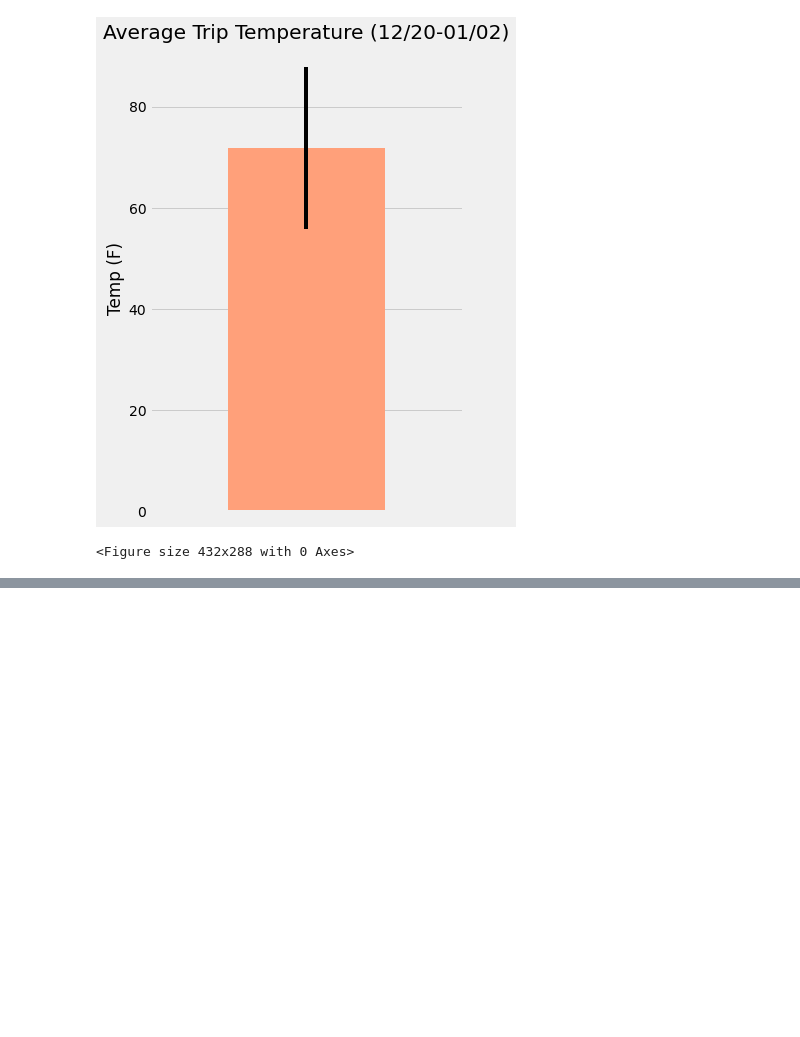
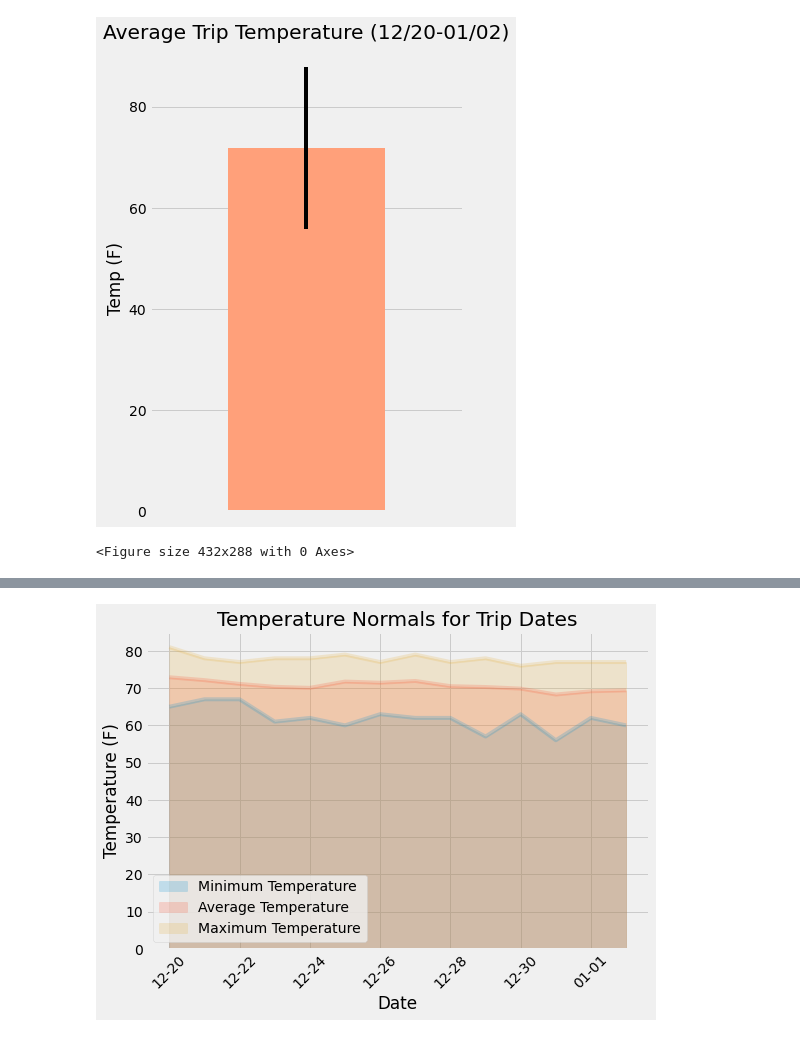
Before and after one commit to MThorpester/sqlalchemy-challenge, a Jupyter notebook: climate_analysis.ipynb, the cells around one changed output, grey strips where cells are left out. Cells and saved outputs as stored; diff of their text form; code cells hidden in the pictures; blank space fills up the shorter version.

```diff
--- a/climate_analysis.ipynb
+++ b/climate_analysis.ipynb
@@ -320,3 +374,16 @@ ax.figure.savefig('Average_Trip_temperature.png', bbox_inches='tight')
 # %%
 # Calculate the total amount of rainfall per weather station for your trip dates using the previous year's matching dates.
 # Sort this in descending order by precipitation amount and list the station, name, latitude, longitude, and elevation
+sel = [Measurement.station,
+       func.sum(Measurement.prcp),
+       Station.name,
+       Station.latitude,
+       Station.longitude,
+       Station.elevation
+      ]
+station_totals = session.query(*sel).\
+        filter(Measurement.station == Station.station, func.strftime(Measurement.date) >= start_date, func.strftime(Measurement.date) <= end_date).\
+        group_by(Measurement.station).\
+        order_by(func.sum(Measurement.prcp).desc()).all()
+
+station_totals
@@ -353,2 +437,23 @@ daily_normals("01-01")
+# %%
+# Use the start and end date to create a range of dates
+form_start = dt.datetime.strptime(start_date,'%Y-%m-%d')
+form_end = dt.datetime.strptime(end_date,'%Y-%m-%d')
+trip_length = form_end - form_start
+
+# Strip off the year and build a list of %m-%d stringsfor each date
+normal_dates = []
+for i in range(trip_length.days + 1):
+    current_day = form_start + dt.timedelta(days=i)
+    month_day = dt.datetime.strftime(current_day,'%m-%d')
+    #normals.append(month_day)
+    normal_dates.append(month_day)
+
+# Loop through the list of %m-%d strings and calculate the normals for each date
+normals = []
+for day in normal_dates:
+    normals.append(daily_normals(day)[0])
 # %%
 # Load the previous query results into a Pandas DataFrame and add the `trip_dates` range as the `date` index
+normals_df = pd.DataFrame(normals,columns=["Minimum Temperature", "Average Temperature", "Maximum Temperature"], index=[normal_dates])
+normals_df.index = normals_df.index.get_level_values(0)
+normals_df.head(100)
@@ -356,0 +476,11 @@ daily_normals("01-01")
+# %%
+# Plot the daily normals as an area plot with `stacked=False`
+#normals_df.plot(kind='area', stacked='False',rot=45, alpha=.2);
+#plt.xlabel("Date")
+
+ax = normals_df.plot(kind='area', stacked=False, alpha=.2, rot=45, title = "Temperature Normals for Trip Dates", xlabel='Date', ylabel = "Temperature (F)", figsize =(8,6))
+plt.tight_layout()
+plt.show()
+ax.figure.savefig('TempNormalsforTrip.png', bbox_inches='tight')
+# %% [output]
+[figure, added]
```
Also changed, not shown: parts of 27 cells of this notebook, 1 other file.
